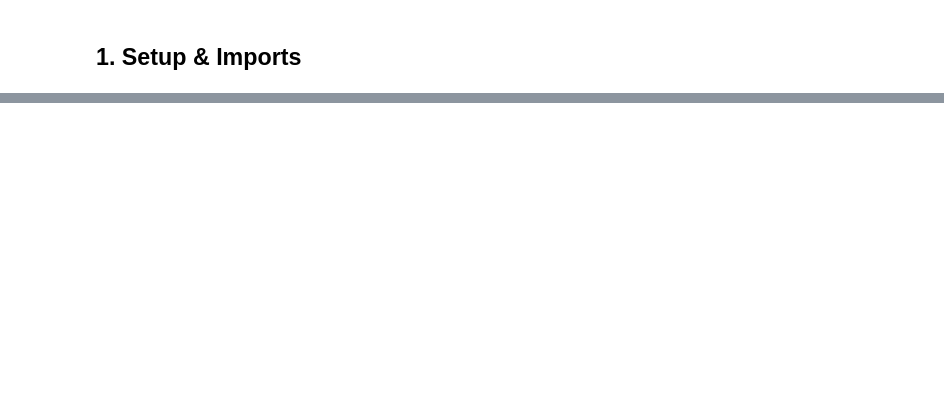
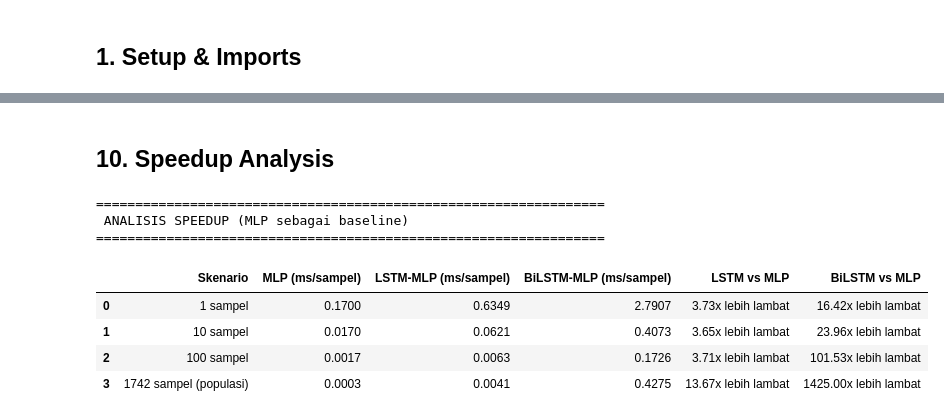
Before and after one commit to Capstone-CSU-404/capstone-ai-train, a Jupyter notebook: inference_benchmark.ipynb, the cells around one changed output, grey strips where cells are left out. Saved outputs shown, nothing was run; the diff lists cells and outputs as text; code cells hidden in the pictures; blank space fills up the shorter version.

```diff
--- a/inference_benchmark.ipynb
+++ b/inference_benchmark.ipynb
@@ -490,0 +222,11 @@ TF-IDF dalam lingkungan production.
+# %%
+df['search_role'] = df['search_role'].replace({'Full stack Developer': 'Fullstack Developer'})
+
+ROLES_TO_DROP = [
+    'Software Engineer', 'Web Developer', 'IT Support', 'IT',
+    'Developer', 'Software', 'System Analyst', 'Progammer', 'Software Developer',
+]
+df = df[~df['search_role'].isin(ROLES_TO_DROP)].reset_index(drop=True)
+
+print(f'Total rows setelah cleaning penuh : {len(df)}')
+print(df['search_role'].value_counts())
@@ -490,0 +601,32 @@ TF-IDF dalam lingkungan production.
+# %% [markdown]
+## 10. Speedup Analysis
+# %%
+print('='*65)
+print(' ANALISIS SPEEDUP (MLP sebagai baseline)')
+print('='*65)
+
+speedup_rows = []
+for bs, label in zip(BATCH_SIZES, batch_labels):
+    m  = bm_mlp[bs]['per_sample_ms']
+    l  = bm_lstm[bs]['per_sample_ms']
+    bl = bm_bilstm[bs]['per_sample_ms']
+    speedup_rows.append({
+        'Skenario'              : label,
+        'MLP (ms/sampel)'       : m,
+        'LSTM-MLP (ms/sampel)'  : l,
+        'BiLSTM-MLP (ms/sampel)': bl,
+        'LSTM vs MLP'           : f'{l/m:.2f}x lebih lambat',
+        'BiLSTM vs MLP'         : f'{bl/m:.2f}x lebih lambat',
+    })
+
+speedup_df = pd.DataFrame(speedup_rows)
+display(speedup_df)
+# %% [output]
+=================================================================
+ ANALISIS SPEEDUP (MLP sebagai baseline)
+=================================================================
+|  | Skenario | MLP (ms/sampel) | LSTM-MLP (ms/sampel) | BiLSTM-MLP (ms/sampel) | LSTM vs MLP | BiLSTM vs MLP |
+| 0 | 1 sampel | 0.1700 | 0.6349 | 2.7907 | 3.73x lebih lambat | 16.42x lebih lambat |
+| 1 | 10 sampel | 0.0170 | 0.0621 | 0.4073 | 3.65x lebih lambat | 23.96x lebih lambat |
+| 2 | 100 sampel | 0.0017 | 0.0063 | 0.1726 | 3.71x lebih lambat | 101.53x lebih lambat |
+| 3 | 1742 sampel (populasi) | 0.0003 | 0.0041 | 0.4275 | 13.67x lebih lambat | 1425.00x lebih lambat |
```
Also changed, not shown: parts of 48 cells of this notebook, 2 other files.
